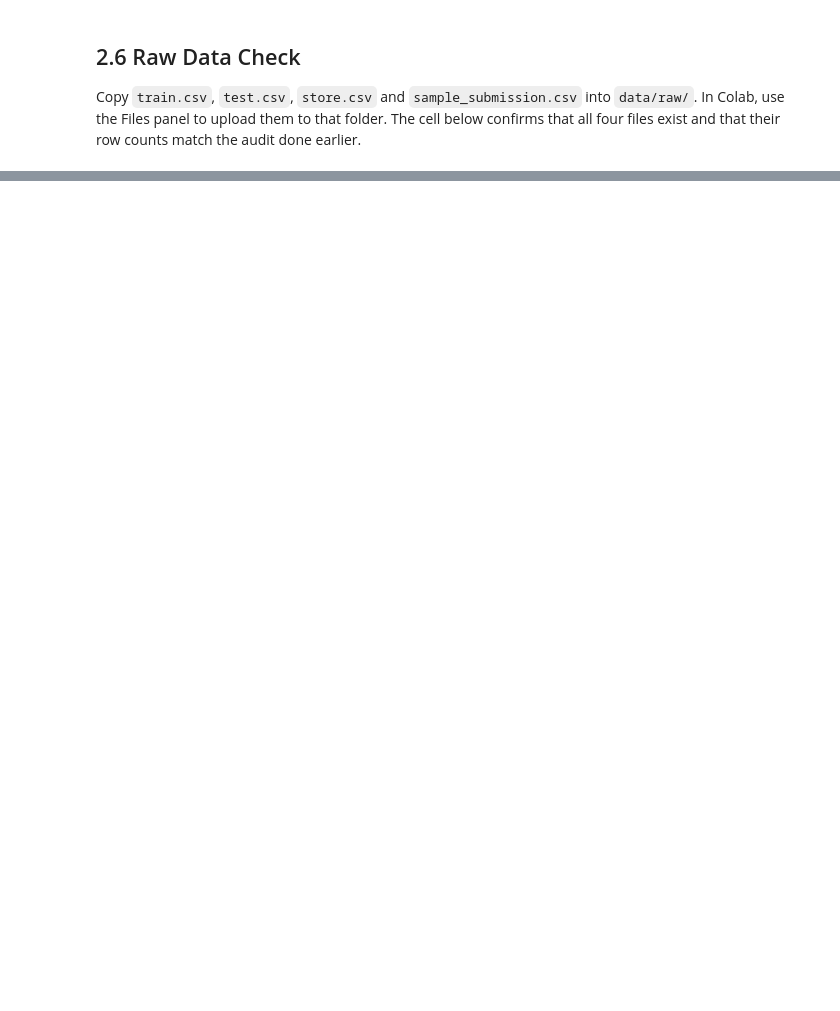
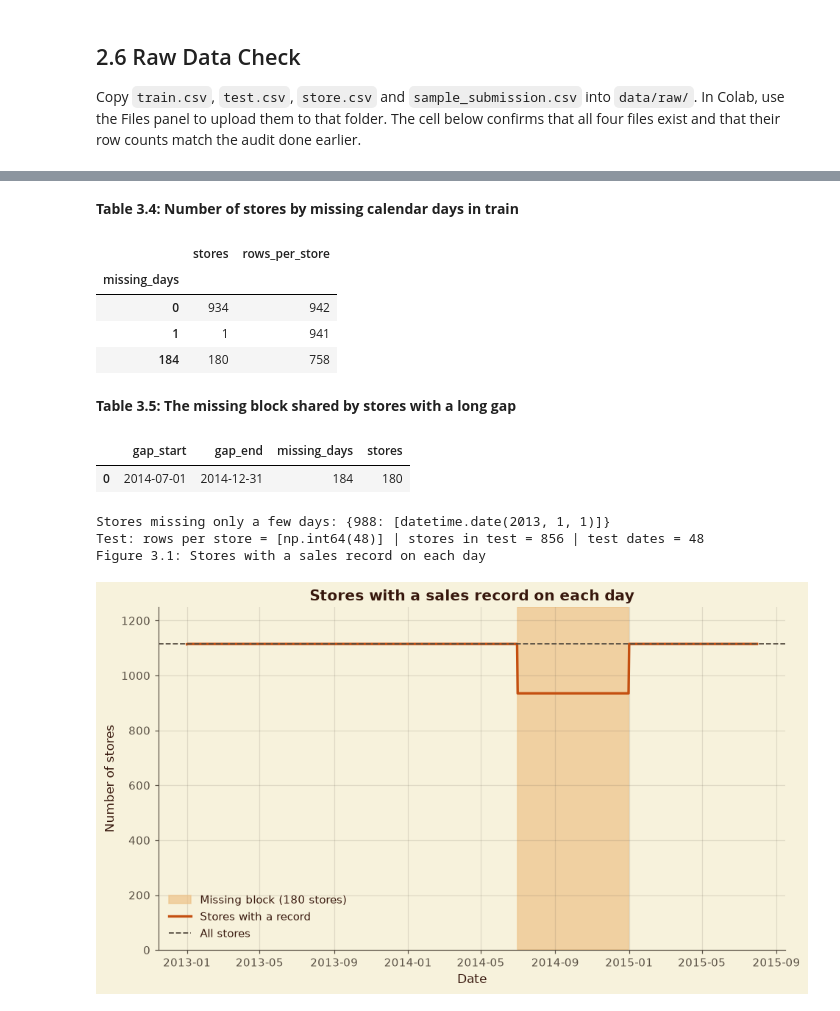
Before and after one commit to srishkyra/NEXTHIKES-IT-SOLUTIONS-Pvt.-Ltd.---PROJECT-6, a Jupyter notebook: Attempt 1.ipynb, the cells around one changed output, grey strips where cells are left out. Cells and saved outputs as stored; diff of their text form; code cells hidden in the pictures; blank space fills up the shorter version.

```diff
--- a/Attempt 1.ipynb
+++ b/Attempt 1.ipynb
@@ -733,0 +1432,57 @@ FileNotFoundError: Copy these files into /Users/kyra/Downloads/project 6/data/ra
+# %%
+train_cov = data.coverage_by_store(train_raw)
+test_cov = data.coverage_by_store(test_raw)
+
+coverage_groups = (train_cov.groupby("missing_days")
+                   .agg(stores=("Store", "size"), rows_per_store=("rows", "first"))
+                   .reset_index())
+style.show_table(coverage_groups.set_index("missing_days"), 3, "Number of stores by missing calendar days in train")
+
+# when are the days missing for the stores with a long gap?
+all_dates = pd.date_range(train_raw["Date"].min(), train_raw["Date"].max())
+long_gap_stores = train_cov.loc[train_cov["missing_days"] >= data.LONG_GAP_DAYS, "Store"]
+dates_by_store = train_raw[train_raw["Store"].isin(long_gap_stores)].groupby("Store")["Date"].apply(set)
+gap_spans = pd.DataFrame([
+    {"store": s, "gap_start": min(m), "gap_end": max(m), "missing_days": len(m)}
+    for s, d in dates_by_store.items()
+    for m in [set(all_dates) - d]
+])
+gap_summary = (gap_spans.groupby(["gap_start", "gap_end", "missing_days"]).size()
+               .rename("stores").reset_index())
+style.show_table(gap_summary, 3, "The missing block shared by stores with a long gap")
+
+short_gap = train_cov[train_cov["missing_days"].between(1, data.LONG_GAP_DAYS - 1)]
+short_gap_dates = [sorted(set(all_dates) - set(train_raw.loc[train_raw["Store"] == s, "Date"]))
+                   for s in short_gap["Store"]]
+print("Stores missing only a few days:", dict(zip(short_gap["Store"], [[d.date() for d in x] for x in short_gap_dates])))
+print("Test: rows per store =", sorted(test_cov["rows"].unique()), "| stores in test =", test_cov["Store"].nunique(),
+      "| test dates =", test_raw["Date"].nunique())
+
+# Figure: number of stores reporting each day
+stores_per_date = train_raw.groupby("Date")["Store"].nunique()
+fig, ax = plt.subplots()
+ax.axvspan(gap_spans["gap_start"].min(), gap_spans["gap_end"].max(), color=PALETTE["sand"], alpha=0.7,
+           label=f"Missing block ({len(long_gap_stores)} stores)")
+ax.plot(stores_per_date.index, stores_per_date.values, color=PALETTE["terracotta"], linewidth=2.2, label="Stores with a record")
+ax.axhline(store_raw["Store"].nunique(), color=PALETTE["charcoal"], linestyle="--", linewidth=1.2, label="All stores")
+ax.set_ylim(0, store_raw["Store"].nunique() * 1.12)
+ax.set_xlabel("Date")
+ax.set_ylabel("Number of stores")
+ax.set_title("Stores with a sales record on each day")
+ax.legend(loc="lower left")
+style.save_figure(fig, 3, "Stores with a sales record on each day")
+plt.show()
+# %% [output]
+**Table 3.4: Number of stores by missing calendar days in train**
+|  | stores | rows_per_store |
+| missing_days |  |  |
+| 0 | 934 | 942 |
+| 1 | 1 | 941 |
+| 184 | 180 | 758 |
+**Table 3.5: The missing block shared by stores with a long gap**
+|  | gap_start | gap_end | missing_days | stores |
+| 0 | 2014-07-01 | 2014-12-31 | 184 | 180 |
+Stores missing only a few days: {988: [datetime.date(2013, 1, 1)]}
+Test: rows per store = [np.int64(48)] | stores in test = 856 | test dates = 48
+Figure 3.1: Stores with a sales record on each day
+[figure, added]
```
Also changed, not shown: parts of 228 cells of this notebook, 8 other files.
